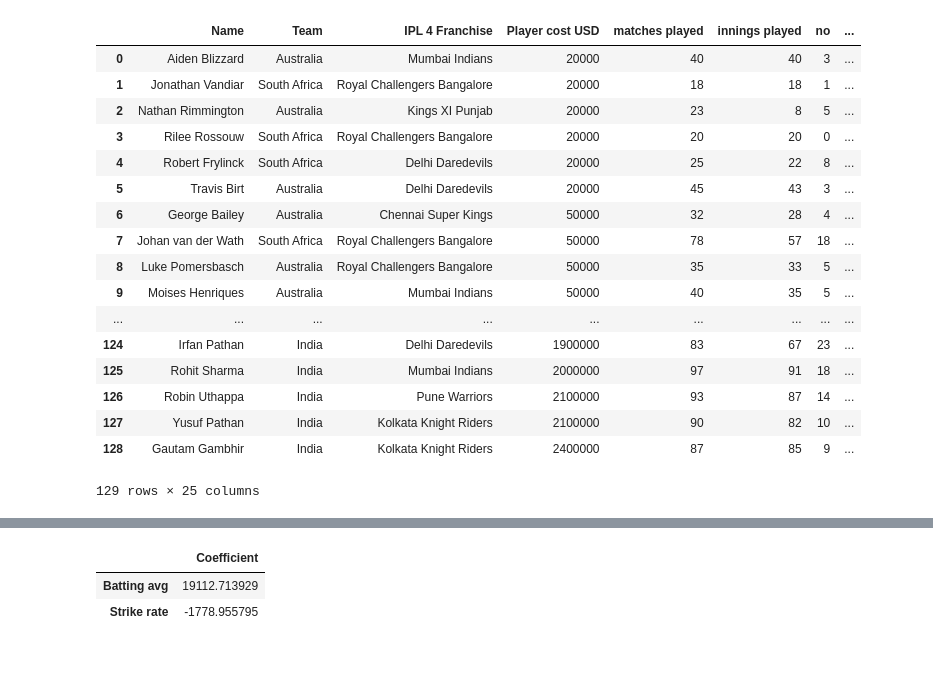
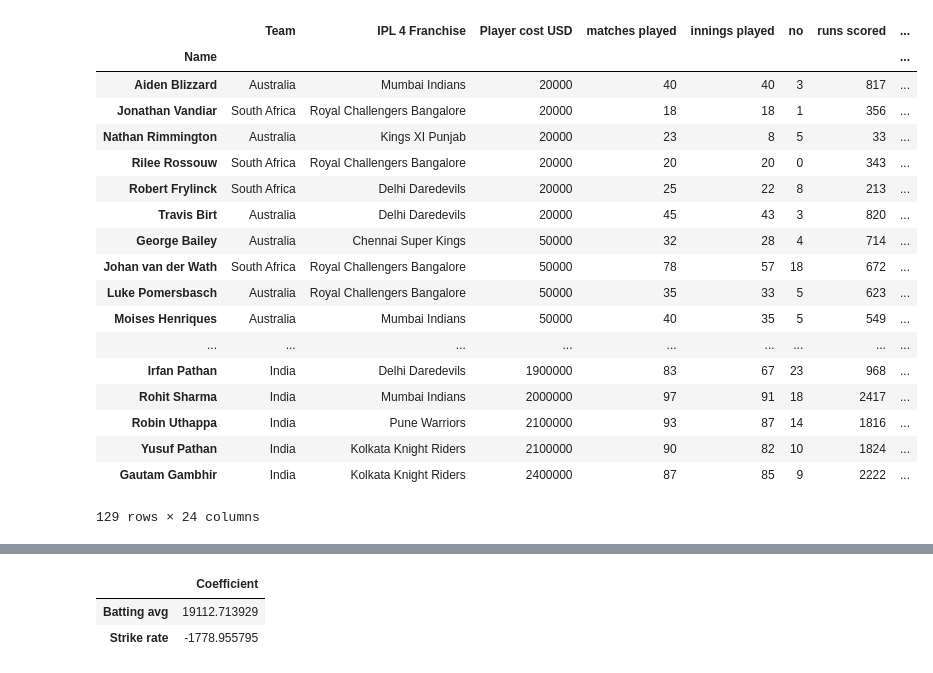
Before and after one commit to shisnir/Player-Price-Predictor, a Jupyter notebook: Price Players.ipynb, the cells around one changed output, grey strips where cells are left out. Drawn from its saved outputs; the diff is of its cells as text; code cells hidden in the pictures.

```diff
--- a/Price Players.ipynb
+++ b/Price Players.ipynb
@@ -5,24 +5,25 @@ from sklearn import datasets, linear_model
 import numpy as np
 %matplotlib inline
 # %%
-df= pd.read_csv("/home/shishir/Downloads/cricket.csv")
-df
+df= pd.read_csv("cricket.csv")
+df.set_index('Name')
 # %% [output]
-|  | Name | Team | IPL 4 Franchise | Player cost USD | matches played | innings played | no | ... |
-| 0 | Aiden Blizzard | Australia | Mumbai Indians | 20000 | 40 | 40 | 3 | ... |
-| 1 | Jonathan Vandiar | South Africa | Royal Challengers Bangalore | 20000 | 18 | 18 | 1 | ... |
-| 2 | Nathan Rimmington | Australia | Kings XI Punjab | 20000 | 23 | 8 | 5 | ... |
-| 3 | Rilee Rossouw | South Africa | Royal Challengers Bangalore | 20000 | 20 | 20 | 0 | ... |
-| 4 | Robert Frylinck | South Africa | Delhi Daredevils | 20000 | 25 | 22 | 8 | ... |
-| 5 | Travis Birt | Australia | Delhi Daredevils | 20000 | 45 | 43 | 3 | ... |
-| 6 | George Bailey | Australia | Chennai Super Kings | 50000 | 32 | 28 | 4 | ... |
-| 7 | Johan van der Wath | South Africa | Royal Challengers Bangalore | 50000 | 78 | 57 | 18 | ... |
-| 8 | Luke Pomersbasch | Australia | Royal Challengers Bangalore | 50000 | 35 | 33 | 5 | ... |
-| 9 | Moises Henriques | Australia | Mumbai Indians | 50000 | 40 | 35 | 5 | ... |
+|  | Team | IPL 4 Franchise | Player cost USD | matches played | innings played | no | runs scored | ... |
+| Name |  |  |  |  |  |  |  | ... |
+| Aiden Blizzard | Australia | Mumbai Indians | 20000 | 40 | 40 | 3 | 817 | ... |
+| Jonathan Vandiar | South Africa | Royal Challengers Bangalore | 20000 | 18 | 18 | 1 | 356 | ... |
+| Nathan Rimmington | Australia | Kings XI Punjab | 20000 | 23 | 8 | 5 | 33 | ... |
+| Rilee Rossouw | South Africa | Royal Challengers Bangalore | 20000 | 20 | 20 | 0 | 343 | ... |
+| Robert Frylinck | South Africa | Delhi Daredevils | 20000 | 25 | 22 | 8 | 213 | ... |
+| Travis Birt | Australia | Delhi Daredevils | 20000 | 45 | 43 | 3 | 820 | ... |
+| George Bailey | Australia | Chennai Super Kings | 50000 | 32 | 28 | 4 | 714 | ... |
+| Johan van der Wath | South Africa | Royal Challengers Bangalore | 50000 | 78 | 57 | 18 | 672 | ... |
+| Luke Pomersbasch | Australia | Royal Challengers Bangalore | 50000 | 35 | 33 | 5 | 623 | ... |
+| Moises Henriques | Australia | Mumbai Indians | 50000 | 40 | 35 | 5 | 549 | ... |
 | ... | ... | ... | ... | ... | ... | ... | ... | ... |
-| 124 | Irfan Pathan | India | Delhi Daredevils | 1900000 | 83 | 67 | 23 | ... |
-| 125 | Rohit Sharma | India | Mumbai Indians | 2000000 | 97 | 91 | 18 | ... |
-| 126 | Robin Uthappa | India | Pune Warriors | 2100000 | 93 | 87 | 14 | ... |
-| 127 | Yusuf Pathan | India | Kolkata Knight Riders | 2100000 | 90 | 82 | 10 | ... |
-| 128 | Gautam Gambhir | India | Kolkata Knight Riders | 2400000 | 87 | 85 | 9 | ... |
+| Irfan Pathan | India | Delhi Daredevils | 1900000 | 83 | 67 | 23 | 968 | ... |
+| Rohit Sharma | India | Mumbai Indians | 2000000 | 97 | 91 | 18 | 2417 | ... |
+| Robin Uthappa | India | Pune Warriors | 2100000 | 93 | 87 | 14 | 1816 | ... |
+| Yusuf Pathan | India | Kolkata Knight Riders | 2100000 | 90 | 82 | 10 | 1824 | ... |
+| Gautam Gambhir | India | Kolkata Knight Riders | 2400000 | 87 | 85 | 9 | 2222 | ... |
-129 rows × 25 columns
+129 rows × 24 columns
```
Also changed, not shown: parts of 3 cells of this notebook.
